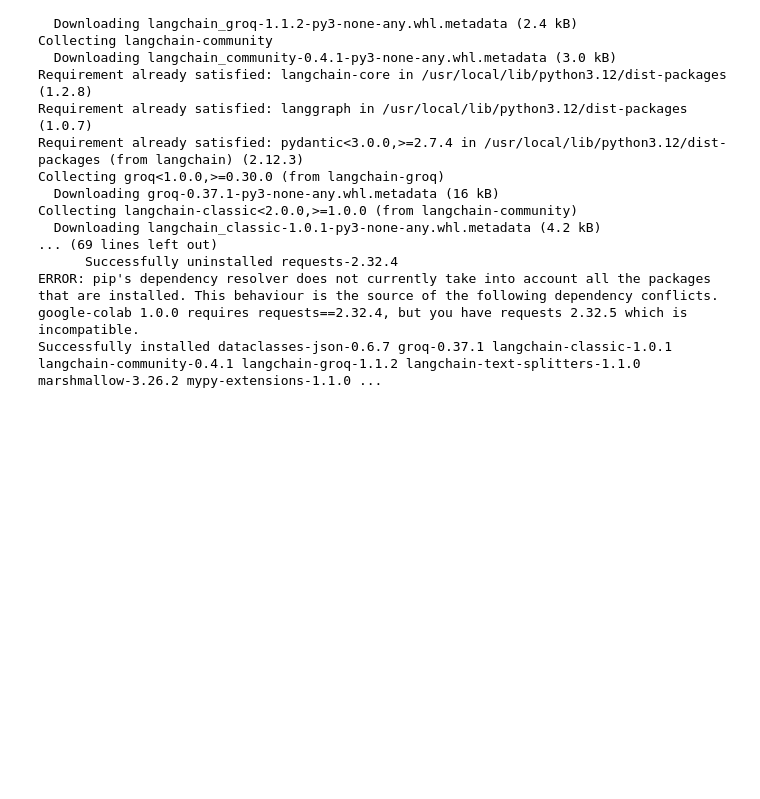
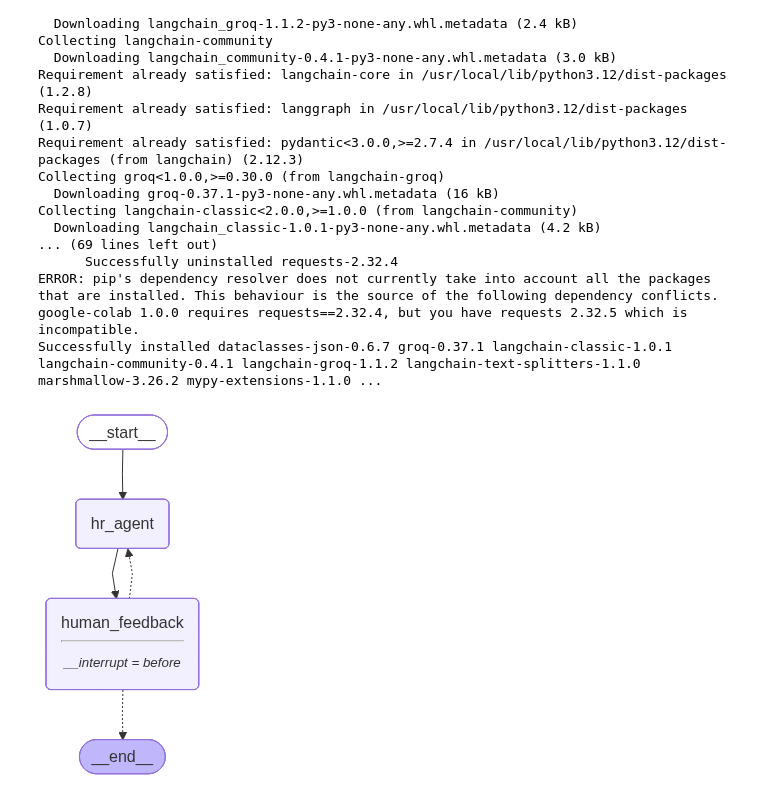
Before and after one commit to RautRitesh/langgraph, a Jupyter notebook: interview_taker_agent.ipynb, the cells around one changed output. Drawn from its saved outputs; the diff is of its cells as text; code cells hidden in the pictures; blank space fills up the shorter version.

Commit message:
feat/created agent

```diff
--- a/interview_taker_agent.ipynb
+++ b/interview_taker_agent.ipynb
@@ -99,2 +107,32 @@ prompt=ChatPromptTemplate.from_messages([
+# %%
+def agent_node(state:AgentState):
+  chat_history=state["messages"][:-2]
+  work_experience=state.get("workexperience")
+  job_description=state.get("job_description")
+  full_name=state.get("full_name")
+  projects=state.get("projects",[])
+  response=llm_question_generator.invoke({"chat_history":chat_history,"full_name":full_name,"work_experience":work_experience,"job_description":job_description,"projects":projects})
+  return {"messages":[response]}
 # %%
-def agent_node(state:AgentState):
+def human_feedback(state:AgentState):
+  pass
+# %%
+def router(state:AgentState)->Literal[END,"hr_agent"]:
+  messages=state["messages"]
+  if len(messages)>10:
+    return END
+  else:
+    return "hr_agent"
+# %%
+graph=StateGraph(AgentState)
+graph.add_node("hr_agent",agent_node)
+graph.add_node("human_feedback",human_feedback)
+graph.set_entry_point("hr_agent")
+graph.add_edge("hr_agent","human_feedback")
+graph.add_conditional_edges("human_feedback",router,{END:END,"hr_agent":"hr_agent"})
+app=graph.compile(checkpointer=memory,interrupt_before=["human_feedback"])
+# %%
+from IPython.display import Image,display
+display(Image(app.get_graph().draw_mermaid_png()))
+# %% [output]
+[figure, added]
```
Also changed, not shown: parts of 5 cells of this notebook.
